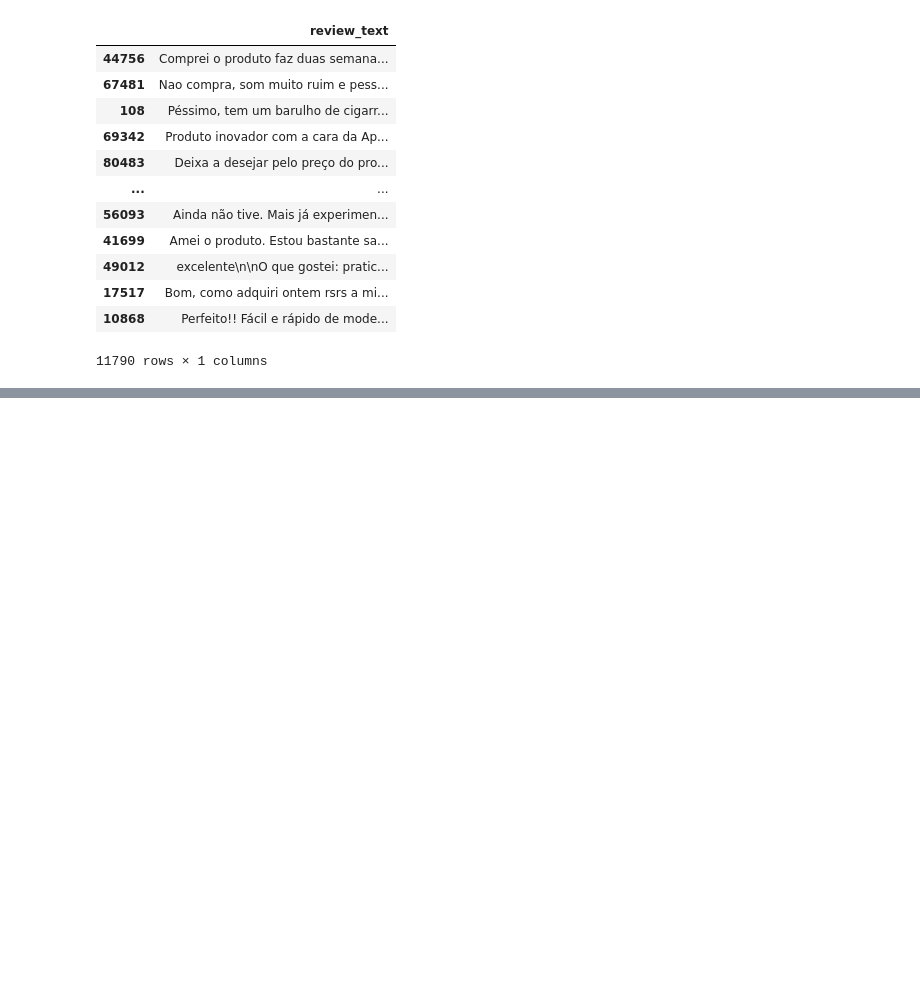
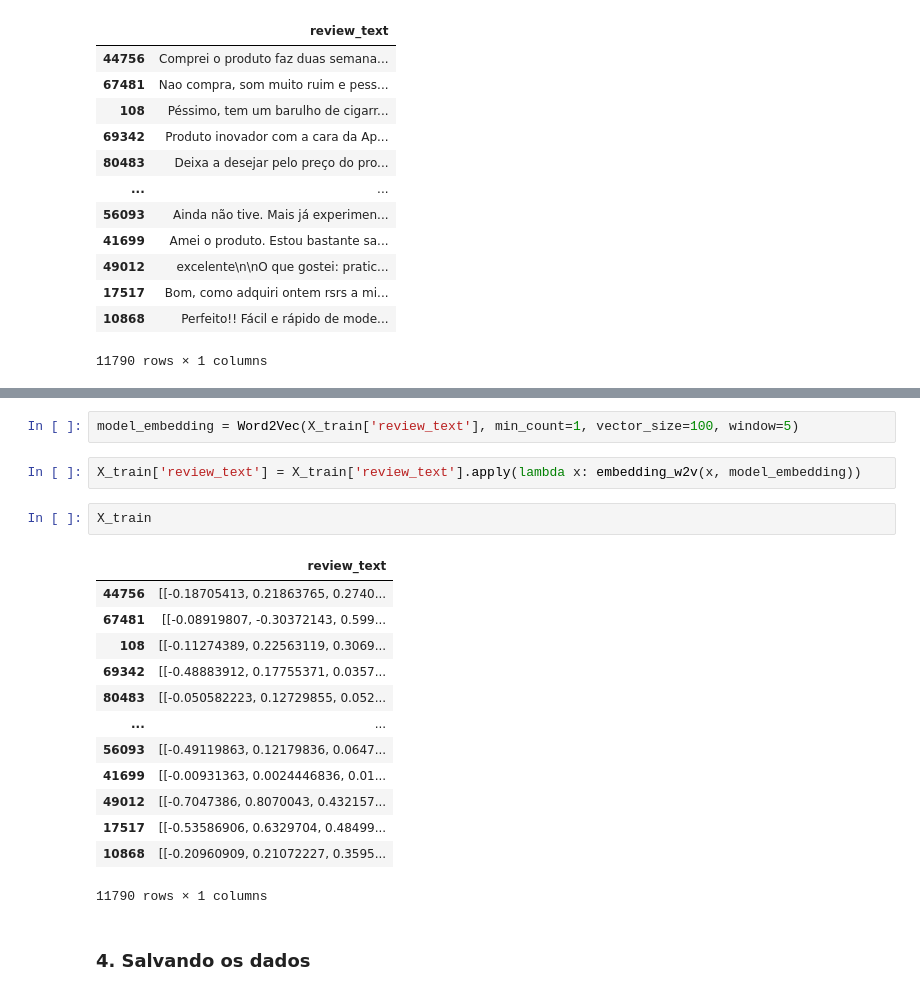
Before and after one commit to rogeriobarbosaa/NLP-Sentiment-Classification-PyTorch, a Jupyter notebook: notebooks/p2_preparation.ipynb, the cells around one changed output, grey strips where cells are left out. Saved outputs shown, nothing was run; the diff lists cells and outputs as text; blank space fills up the shorter version.

```diff
--- a/notebooks/p2_preparation.ipynb
+++ b/notebooks/p2_preparation.ipynb
@@ -228,0 +316,22 @@ X_train
+# %%
+model_embedding = Word2Vec(X_train['review_text'], min_count=1, vector_size=100, window=5)
+# %%
+X_train['review_text'] = X_train['review_text'].apply(lambda x: embedding_w2v(x, model_embedding))
+# %%
+X_train
+# %% [output]
+|  | review_text |
+| 44756 | [[-0.18705413, 0.21863765, 0.2740... |
+| 67481 | [[-0.08919807, -0.30372143, 0.599... |
+| 108 | [[-0.11274389, 0.22563119, 0.3069... |
+| 69342 | [[-0.48883912, 0.17755371, 0.0357... |
+| 80483 | [[-0.050582223, 0.12729855, 0.052... |
+| ... | ... |
+| 56093 | [[-0.49119863, 0.12179836, 0.0647... |
+| 41699 | [[-0.00931363, 0.0024446836, 0.01... |
+| 49012 | [[-0.7047386, 0.8070043, 0.432157... |
+| 17517 | [[-0.53586906, 0.6329704, 0.48499... |
+| 10868 | [[-0.20960909, 0.21072227, 0.3595... |
+11790 rows × 1 columns
+# %% [markdown]
+### 4. Salvando os dados
```
Also changed, not shown: parts of 13 cells of this notebook.
